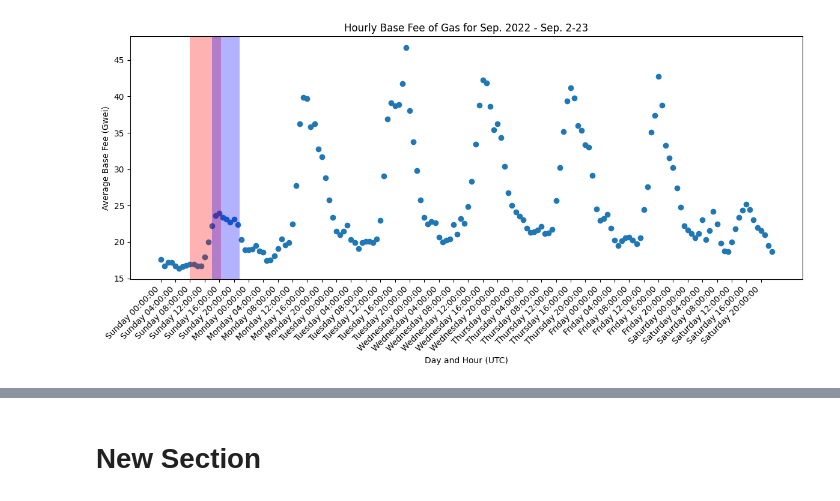
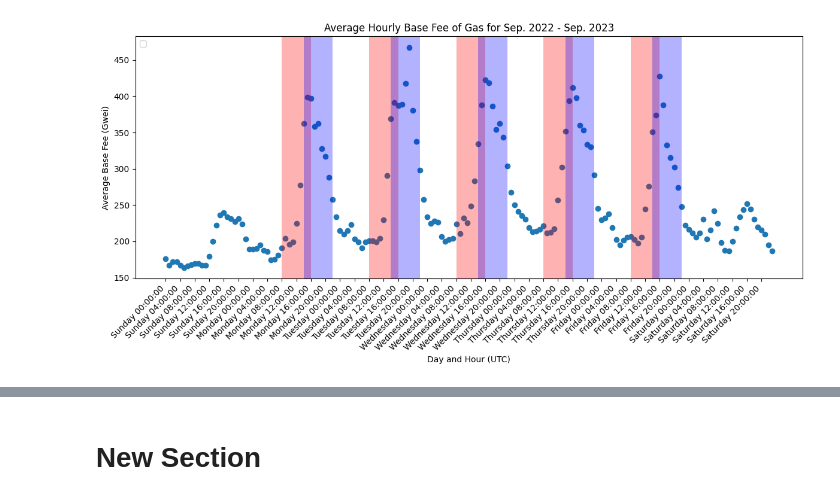
Before and after one commit to bswolley/first, a Jupyter notebook: Copy_of_python_plotting.ipynb, the cells around one changed output, grey strips where cells are left out. Drawn from its saved outputs; the diff is of its cells as text; code cells hidden in the pictures.

```diff
--- a/Copy_of_python_plotting.ipynb
+++ b/Copy_of_python_plotting.ipynb
@@ -17,7 +17,7 @@ data['weekday_and_hour'] = data['hour'].dt.strftime('%A %H:%M:%S')  # Changed fr
 #print(data['hour'])
 
 #group by weekday_and_hour and find average for groupings of the base price of gas
-average_data = data.groupby('weekday_and_hour')['avg_base_fee'].mean() / 1e9
+average_data = data.groupby('weekday_and_hour')['avg_base_fee'].mean() / 1e8
 
 #reset the index and rename the column
 average_data = average_data.reset_index().rename(columns={'avg_base_fee': 'Average_avg_base_fee'})
@@ -26,11 +26,11 @@ average_data = average_data.reset_index().rename(columns={'avg_base_fee': 'Avera
 weekday_order = ["Sunday", "Monday", "Tuesday", "Wednesday", "Thursday", "Friday", "Saturday"]
 
 #create x-axis labels
-#(each day, every 4 hours ONLY FOR LABELING) - try later with every 4th hour for label
+#(each day, every 4 hours ONLY FOR LABELING) - try later with every 4th hour for label, nvm just reduced ticks below
 x_labels = []
 for day in weekday_order:
-    for hour in ["00:00:00", "01:00:00", "02:00:00", "03:00:00", "04:00:00", "05:00:00", "06:00:00", "07:00:00", "08:00:00", "09:00:00", "10:00:00", "11:00:00", "12:00:00", "13:00:00", "14:00:00", "15:00:00", "16:00:00", "17:00:00", "18:00:00", "19:00:00", "20:00:00", "21:00:00", "22:00:00", "23:00:00"]:
-        x_labels.append(f"{day} {hour}")
+    for hour in range(24):  #this will iterate over 24 hours
+       x_labels.append(f"{day} {hour:02d}:00:00")
 
 
 #sort df by custom order
@@ -40,31 +40,13 @@ average_data = average_data.sort_values('weekday_and_hour')
 #convert 'weekday_and_hour' back to string before using it in scatter plot
 average_data['weekday_and_hour'] = average_data['weekday_and_hour'].astype(str)
 
-#trading hours
-european_trading_hours = ("08:00:00", "16:30:00")
-american_trading_hours = ("14:00:00", "21:30:00")
-
-# Calculate the indices corresponding to trading hours
-def get_indices_for_trading_hours(data, trading_hours):
-    start_time, end_time = trading_hours
-    return data.index[(data['weekday_and_hour'].str.startswith(("Monday", "Tuesday", "Wednesday", "Thursday", "Friday"))) &
-                      (data['weekday_and_hour'] >= f"Monday {start_time}") &
-                      (data['weekday_and_hour'] <= f"Friday {end_time}")]
-
-european_indices = get_indices_for_trading_hours(average_data, european_trading_hours)
-american_indices = get_indices_for_trading_hours(average_data, american_trading_hours)
-
 
 #scatterplot
 #print(average_data) #its correct going
 plt.figure(figsize=(12, 6))
 plt.scatter(average_data['weekday_and_hour'], average_data['Average_avg_base_fee'])
 
-#rectangles
-for start, end, color, alpha in [(8, 16.5, 'red', 0.3), (14, 21.5, 'blue', 0.3)]:
-    plt.axvspan(start, end, facecolor=color, alpha=alpha, ymin=0, ymax=250)  # Adjust ymin and ymax as needed
-
-#rotate 45 degrees
+#rotate x axis labs 45 degrees
 plt.xticks(rotation=45, ha='right')
 
 # Reduce the number of x-axis ticks (e.g., show every 4th tick) - used chatGPT for help with this instead of the above x_label function
@@ -73,13 +55,31 @@ plt.xticks(rotation=45, ha='right')
 n = 4
 plt.xticks(range(0, len(average_data), n), average_data['weekday_and_hour'].iloc[::n], rotation=45, ha='right')
 
+#trading hours
+european_trading_hours = ("08:00:00", "16:30:00")
+american_trading_hours = ("14:00:00", "21:30:00")
+
+#rectangles
+#this worked, add notes to understand
+colors = ['red', 'blue']
+for i, day in enumerate(["Monday", "Tuesday", "Wednesday", "Thursday", "Friday"]): #iterates over days with 2 values, i=index of day (0,1,2..) and day=day name
+    for j, hour_range in enumerate([(8, 16.5), (14, 21.5)]): #iterates over list w/ tuples, j=index, hour_range=hour range provided
+        start, end = hour_range
+        color = colors[j] #based on index
+        plt.axvspan(f"{day} {start:02.0f}:00:00", f"{day} {end:02.0f}:00:00", facecolor=color, alpha=0.3, ymin=0, ymax=250)
+#plt.axvspan used to create vertical rectangles, using day, start, end
 
 #axis labels/title
 plt.xlabel('Day and Hour (UTC)')
 plt.ylabel('Average Base Fee (Gwei)')
-plt.title('Hourly Base Fee of Gas for Sep. 2022 - Sep. 2-23')
+plt.title('Average Hourly Base Fee of Gas for Sep. 2022 - Sep. 2023')
 
-# Final plot
+#legends (not really necessary)
+plt.legend(loc='upper left')
+
+
+
+#final plot
 plt.tight_layout()
 plt.show()
 # %% [output]
@@ -86 +87 @@ plt.show()
-[figure, old version]
+[figure, new version]
```
Also changed, not shown: parts of 6 cells of this notebook.
